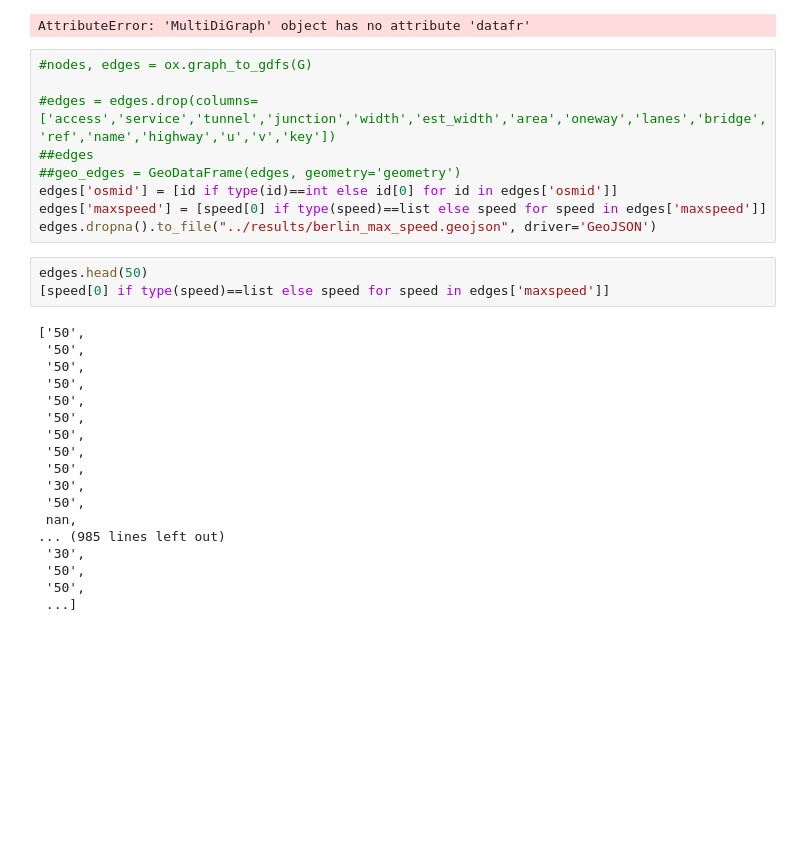
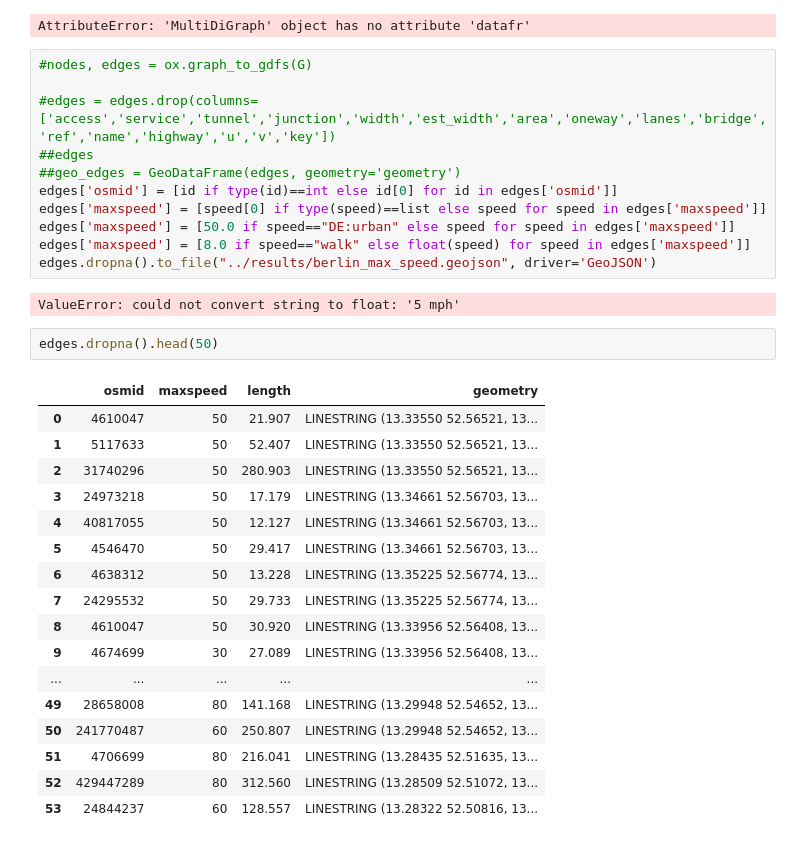
Before and after one commit to fom-big-data/fom-big-data-consulting-berlin-mobility-model, a Jupyter notebook: EXPLORATION/explore_uber_movement.ipynb, the cells around one changed output. Cells and saved outputs as stored; diff of their text form; blank space fills up the shorter version.

Commit message:
updated max_speed again...

```diff
--- a/EXPLORATION/explore_uber_movement.ipynb
+++ b/EXPLORATION/explore_uber_movement.ipynb
@@ -97,25 +97,28 @@ AttributeError: 'MultiDiGraph' object has no attribute 'datafr'
 ##geo_edges = GeoDataFrame(edges, geometry='geometry')
 edges['osmid'] = [id if type(id)==int else id[0] for id in edges['osmid']]
 edges['maxspeed'] = [speed[0] if type(speed)==list else speed for speed in edges['maxspeed']]
+edges['maxspeed'] = [50.0 if speed=="DE:urban" else speed for speed in edges['maxspeed']]
+edges['maxspeed'] = [8.0 if speed=="walk" else float(speed) for speed in edges['maxspeed']]
 edges.dropna().to_file("../results/berlin_max_speed.geojson", driver='GeoJSON')
+# %% [output]
+ValueError: could not convert string to float: '5 mph'
-# %%
-edges.head(50)
-[speed[0] if type(speed)==list else speed for speed in edges['maxspeed']]
-# %% [output]
-['50',
- '50',
- '50',
- '50',
- '50',
- '50',
- '50',
- '50',
- '50',
- '30',
- '50',
- nan,
-... (985 lines left out)
- '30',
- '50',
- '50',
- ...]
+# %%
+edges.dropna().head(50)
+# %% [output]
+|  | osmid | maxspeed | length | geometry |
+| 0 | 4610047 | 50 | 21.907 | LINESTRING (13.33550 52.56521, 13... |
+| 1 | 5117633 | 50 | 52.407 | LINESTRING (13.33550 52.56521, 13... |
+| 2 | 31740296 | 50 | 280.903 | LINESTRING (13.33550 52.56521, 13... |
+| 3 | 24973218 | 50 | 17.179 | LINESTRING (13.34661 52.56703, 13... |
+| 4 | 40817055 | 50 | 12.127 | LINESTRING (13.34661 52.56703, 13... |
+| 5 | 4546470 | 50 | 29.417 | LINESTRING (13.34661 52.56703, 13... |
+| 6 | 4638312 | 50 | 13.228 | LINESTRING (13.35225 52.56774, 13... |
+| 7 | 24295532 | 50 | 29.733 | LINESTRING (13.35225 52.56774, 13... |
+| 8 | 4610047 | 50 | 30.920 | LINESTRING (13.33956 52.56408, 13... |
+| 9 | 4674699 | 30 | 27.089 | LINESTRING (13.33956 52.56408, 13... |
+| ... | ... | ... | ... | ... |
+| 49 | 28658008 | 80 | 141.168 | LINESTRING (13.29948 52.54652, 13... |
+| 50 | 241770487 | 60 | 250.807 | LINESTRING (13.29948 52.54652, 13... |
+| 51 | 4706699 | 80 | 216.041 | LINESTRING (13.28435 52.51635, 13... |
+| 52 | 429447289 | 80 | 312.560 | LINESTRING (13.28509 52.51072, 13... |
+| 53 | 24844237 | 60 | 128.557 | LINESTRING (13.28322 52.50816, 13... |
```
Also changed, not shown: 1 other file.
